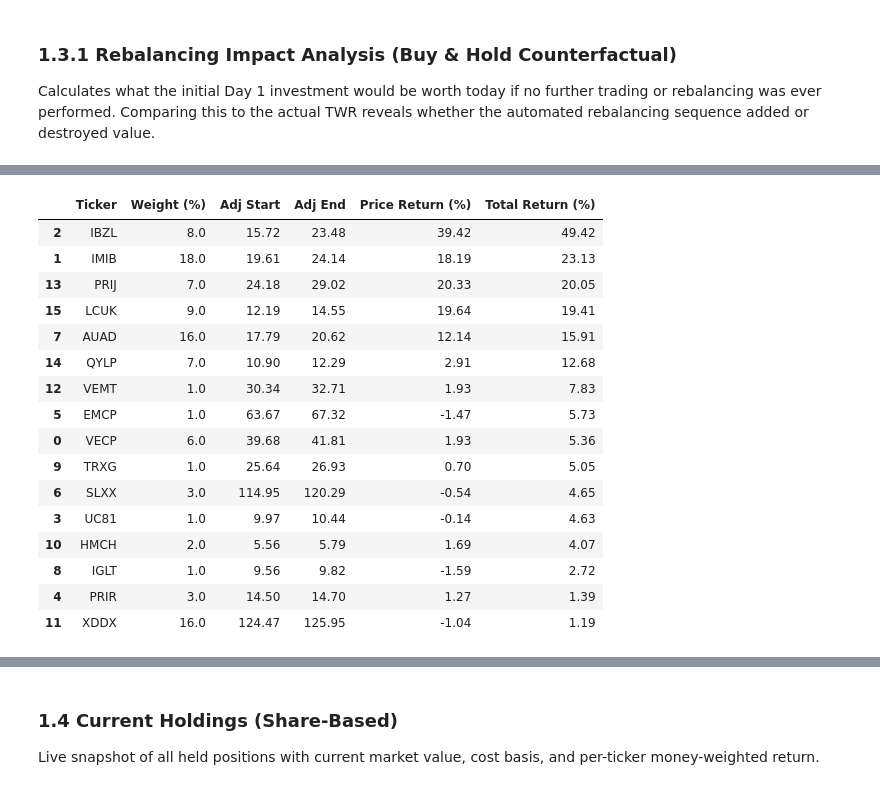
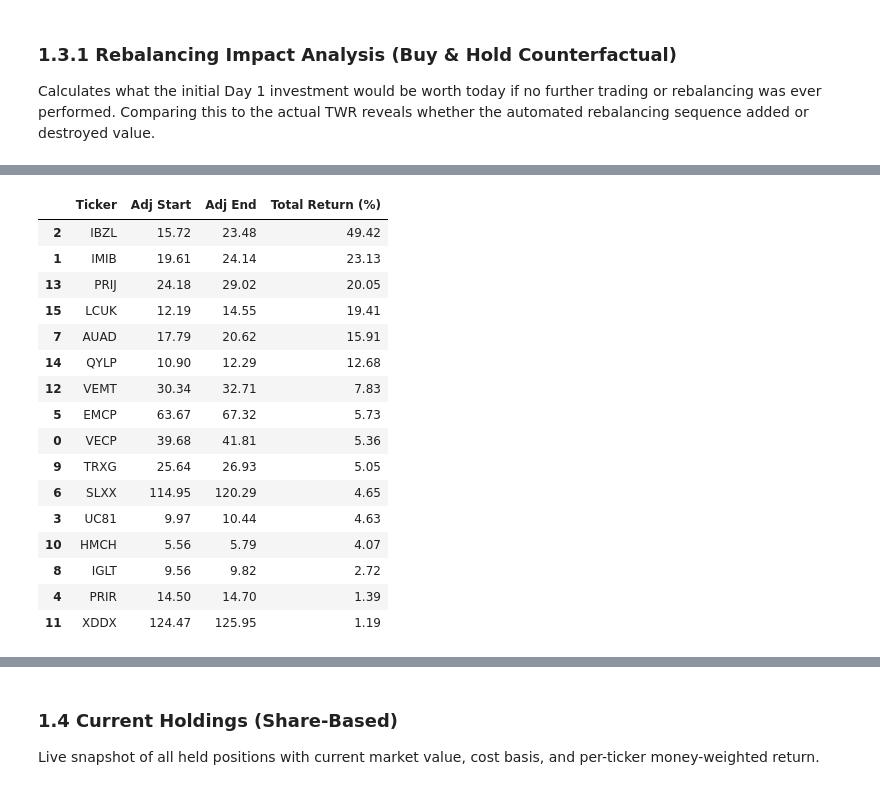
Before and after one commit to nairraks/etf-isa-portfolio, a Jupyter notebook: notebooks/04_performance_tracking.ipynb, the cells around one changed output, grey strips where cells are left out. Cells and saved outputs as stored; diff of their text form; code cells hidden in the pictures.

Commit message:
fix the test and a few other backtesting changes

```diff
--- a/notebooks/04_performance_tracking.ipynb
+++ b/notebooks/04_performance_tracking.ipynb
@@ -174,6 +174,10 @@ for _, t in trades.iterrows():
 
 print(f"\nComputed share ledger for {len(share_ledger)} tickers")
 print(f"Period: {first_trade_date.date()} → {today.date()}")
+
+# ---------- 4. Initialize Backtester ----------
+from etf_utils.backtesting import Backtester
+bt = Backtester(price_data, first_trade_date, today)
 # %% [output]
 Parsed CSV and saved 351 trades to DB for year 2025
 Loaded 351 transactions for 16 tickers
@@ -383,51 +318,37 @@ or rebalancing was ever performed. Comparing this to the actual TWR reveals whet
 automated rebalancing sequence added or destroyed value.
 # %%
 # ---------- Theoretical "Buy and Hold" Counterfactual ----------
-# What if we had taken the initial investment on May 12th, bought the starting
-# allocation, and NEVER rebalanced?
-#
-# Uses adjusted close price ratios so dividends are automatically captured
-# (data provider returns dividend-adjusted prices).
+# Uses the centralized Backtester and adjusted price ratios
 
 bnh_cost = 0
 bnh_ticker_cost = {}
 bnh_holdings = {}
-
 for _, t in first_day_trades.iterrows():
     bnh_cost += t["signed_value"]
     bnh_ticker_cost[t["ticker"]] = bnh_ticker_cost.get(t["ticker"], 0) + t["signed_value"]
     bnh_holdings[t["ticker"]] = bnh_holdings.get(t["ticker"], 0) + t["signed_qty"]
 
-# Calculate B&H return using adjusted price ratios (includes implied dividend reinvestment)
-bnh_weighted_return = 0
-bnh_price_only_return = 0
-bnh_rows = []
-for ticker, cost in bnh_ticker_cost.items():
-    if cost <= 0: continue
-    shares = bnh_holdings[ticker]
-    adj_px_start = get_price_at(ticker, first_trade_date)
-    adj_px_end = get_price_at(ticker, today)
-    if adj_px_start and adj_px_end:
-        # Total return (price + implied dividends reinvested) via adjusted prices
-        ticker_total_return = (adj_px_end / adj_px_start) - 1
-        # Price-only return (shares x current price vs cost)
-        ticker_price_return = ((shares * adj_px_end) / cost) - 1
-        weight = cost / bnh_cost
-        bnh_weighted_return += ticker_total_return * weight
-        bnh_price_only_return += ticker_price_return * weight
-        bnh_rows.append({
-            "Ticker": ticker,
-            "Weight (%)": round(weight * 100, 1),
-            "Adj Start": round(adj_px_start, 2),
-            "Adj End": round(adj_px_end, 2),
-            "Price Return (%)": round(ticker_price_return * 100, 2),
-            "Total Return (%)": round(ticker_total_return * 100, 2),
+bnh_series = bt.run_buy_and_hold_series(bnh_holdings)
+bnh_total_return = bnh_series.iloc[-1]
+
+# Calculate price-only portion for diagnostics
+bnh_price_only_val = 0
+ticker_stats = []
+for tkr, qty in bnh_holdings.items():
+    px_start = get_price_at(tkr, first_trade_date)
+    px_end = get_price_at(tkr, today)
+    if px_start and px_end:
+        bnh_price_only_val += qty * px_end
+        ticker_stats.append({
+            "Ticker": tkr,
+            "Adj Start": round(px_start, 2),
+            "Adj End": round(px_end, 2),
+            "Total Return (%)": round(((px_end/px_start)-1)*100, 2)
         })
 
-bnh_total_return = bnh_weighted_return * 100
-bnh_price_return = bnh_price_only_return * 100
+bnh_price_return = (bnh_price_only_val / bnh_cost - 1) * 100 if bnh_cost > 0 else 0
 bnh_implied_dividends = bnh_total_return - bnh_price_return
-bnh_estimated_value = bnh_cost * (1 + bnh_weighted_return)
+bnh_estimated_value = bnh_cost * (1 + bnh_total_return/100)
 
 print("=" * 65)
 print("REBALANCING IMPACT ANALYSIS: Buy & Hold Counterfactual")
@@ -443,8 +364,8 @@ diff = total_twr - bnh_total_return
 impact = "HELPED" if diff > 0 else "HURT (Drag)"
 print(f"Net Rebalancing Impact:           {diff:+.2f}%  ({impact})")
 
-print("\nPer-Ticker Buy & Hold Breakdown:")
-display(pd.DataFrame(bnh_rows).sort_values("Total Return (%)", ascending=False))
+print("\nPer-Ticker Buy & Hold Returns (adjusted for dividends):")
+display(pd.DataFrame(ticker_stats).sort_values("Total Return (%)", ascending=False))
 # %% [output]
 =================================================================
 REBALANCING IMPACT ANALYSIS: Buy & Hold Counterfactual
@@ -462,20 +383,20 @@ Per-Ticker Buy & Hold Breakdown:
-|  | Ticker | Weight (%) | Adj Start | Adj End | Price Return (%) | Total Return (%) |
-| 2 | IBZL | 8.0 | 15.72 | 23.48 | 39.42 | 49.42 |
-| 1 | IMIB | 18.0 | 19.61 | 24.14 | 18.19 | 23.13 |
-| 13 | PRIJ | 7.0 | 24.18 | 29.02 | 20.33 | 20.05 |
-| 15 | LCUK | 9.0 | 12.19 | 14.55 | 19.64 | 19.41 |
-| 7 | AUAD | 16.0 | 17.79 | 20.62 | 12.14 | 15.91 |
-| 14 | QYLP | 7.0 | 10.90 | 12.29 | 2.91 | 12.68 |
-| 12 | VEMT | 1.0 | 30.34 | 32.71 | 1.93 | 7.83 |
-| 5 | EMCP | 1.0 | 63.67 | 67.32 | -1.47 | 5.73 |
-| 0 | VECP | 6.0 | 39.68 | 41.81 | 1.93 | 5.36 |
-| 9 | TRXG | 1.0 | 25.64 | 26.93 | 0.70 | 5.05 |
-| 6 | SLXX | 3.0 | 114.95 | 120.29 | -0.54 | 4.65 |
-| 3 | UC81 | 1.0 | 9.97 | 10.44 | -0.14 | 4.63 |
-| 10 | HMCH | 2.0 | 5.56 | 5.79 | 1.69 | 4.07 |
-| 8 | IGLT | 1.0 | 9.56 | 9.82 | -1.59 | 2.72 |
-| 4 | PRIR | 3.0 | 14.50 | 14.70 | 1.27 | 1.39 |
-| 11 | XDDX | 16.0 | 124.47 | 125.95 | -1.04 | 1.19 |
+|  | Ticker | Adj Start | Adj End | Total Return (%) |
+| 2 | IBZL | 15.72 | 23.48 | 49.42 |
+| 1 | IMIB | 19.61 | 24.14 | 23.13 |
+| 13 | PRIJ | 24.18 | 29.02 | 20.05 |
+| 15 | LCUK | 12.19 | 14.55 | 19.41 |
+| 7 | AUAD | 17.79 | 20.62 | 15.91 |
+| 14 | QYLP | 10.90 | 12.29 | 12.68 |
+| 12 | VEMT | 30.34 | 32.71 | 7.83 |
+| 5 | EMCP | 63.67 | 67.32 | 5.73 |
+| 0 | VECP | 39.68 | 41.81 | 5.36 |
+| 9 | TRXG | 25.64 | 26.93 | 5.05 |
+| 6 | SLXX | 114.95 | 120.29 | 4.65 |
+| 3 | UC81 | 9.97 | 10.44 | 4.63 |
+| 10 | HMCH | 5.56 | 5.79 | 4.07 |
+| 8 | IGLT | 9.56 | 9.82 | 2.72 |
+| 4 | PRIR | 14.50 | 14.70 | 1.39 |
+| 11 | XDDX | 124.47 | 125.95 | 1.19 |
 # %%
 # ---------- Rebalancing Impact Chart: B&H vs Actual vs 2x Rebalances ----------
 import matplotlib.pyplot as plt
```
Also changed, not shown: parts of 15 cells of this notebook, 4 other files.
